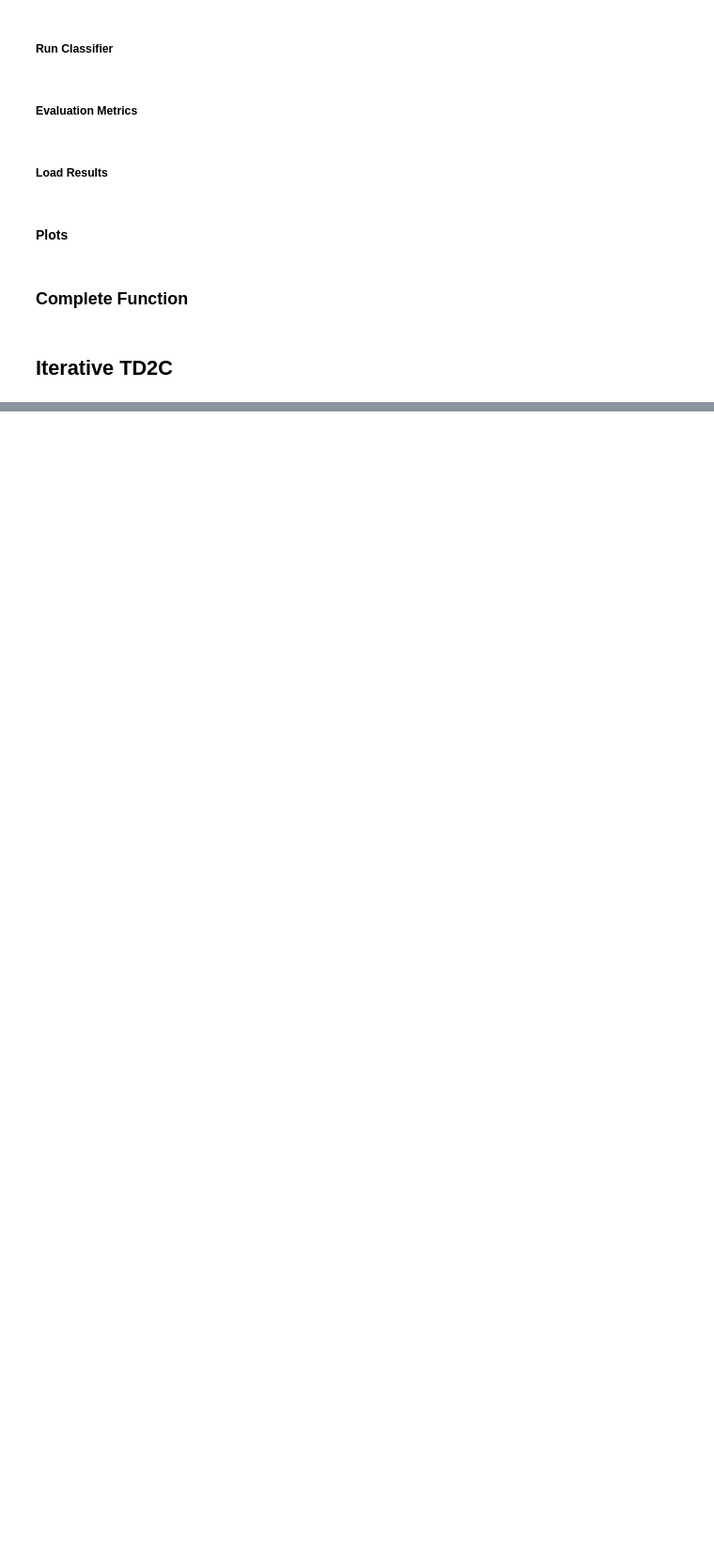
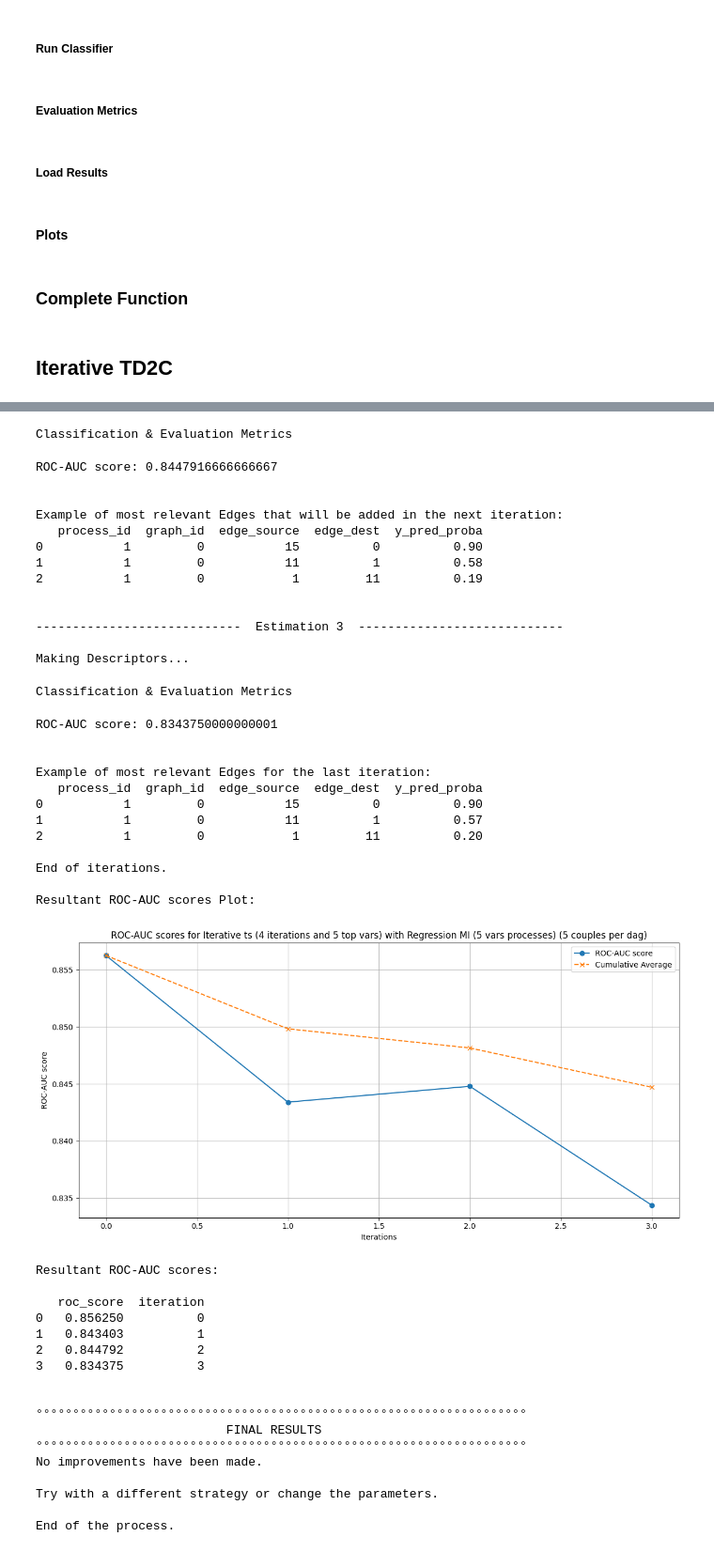
Before and after one commit to jacopoUCL/td2c, a Jupyter notebook: notebooks/contributions/td2c_extesions/IterativeTD2C copy.ipynb, the cells around one changed output, grey strips where cells are left out. Shown at 94% size. Drawn from its saved outputs; the diff is of its cells as text; code cells hidden in the pictures; blank space fills up the shorter version.

```diff
--- a/notebooks/contributions/td2c_extesions/IterativeTD2C copy.ipynb
+++ b/notebooks/contributions/td2c_extesions/IterativeTD2C copy.ipynb
@@ -1482,18 +1482,18 @@ iterative_td2c(method = 'ts', k = 5, it = 6, top_vars=3, treshold = True, tresho
 # %%
 Iter = IterativeTD2C(
     method = 'ts',
-    k = 10,
-    it = 5,
+    k = 30,
+    it = 3,
     top_vars = 4,
     treshold = False,
     treshold_value = 0.9,
-    adaptive = False,
-    adaptive_mode = 'try',
+    adaptive = True,
+    adaptive_mode = 'Adding',
     arbitrary = False,
     arbitrary_mode = 'Increasing',
-    performative = True,
+    performative = False,
     performative_mode = 'More_Less',
-    size_causal_df = 1,
+    size_causal_df = 7,
     data_folder = '/home/jpalombarini/td2c/notebooks/contributions/td2c_extesions/data/to_use/',
     descr_folder = '/home/jpalombarini/td2c/notebooks/contributions/td2c_extesions/descriptors/Regression/TD2C/try_complete_function/',
     results_folder = '/home/jpalombarini/td2c/notebooks/contributions/td2c_extesions/results/Regression/try_complete_function/',
@@ -1533,0 +1563,45 @@ Classification & Evaluation Metrics
+Classification & Evaluation Metrics
+ROC-AUC score: 0.8447916666666667
+
+
+Example of most relevant Edges that will be added in the next iteration:
+   process_id  graph_id  edge_source  edge_dest  y_pred_proba
+0           1         0           15          0          0.90
+1           1         0           11          1          0.58
+2           1         0            1         11          0.19
+
+
+----------------------------  Estimation 3  ----------------------------
+
+Making Descriptors...
+Classification & Evaluation Metrics
+ROC-AUC score: 0.8343750000000001
+
+
+Example of most relevant Edges for the last iteration:
+   process_id  graph_id  edge_source  edge_dest  y_pred_proba
+0           1         0           15          0          0.90
+1           1         0           11          1          0.57
+2           1         0            1         11          0.20
+
+End of iterations.
+
+Resultant ROC-AUC scores Plot:
+[figure, added]
+Resultant ROC-AUC scores:
+
+   roc_score  iteration
+0   0.856250          0
+1   0.843403          1
+2   0.844792          2
+3   0.834375          3
+
+
+°°°°°°°°°°°°°°°°°°°°°°°°°°°°°°°°°°°°°°°°°°°°°°°°°°°°°°°°°°°°°°°°°°°
+                          FINAL RESULTS
+°°°°°°°°°°°°°°°°°°°°°°°°°°°°°°°°°°°°°°°°°°°°°°°°°°°°°°°°°°°°°°°°°°°
+No improvements have been made.
+
+Try with a different strategy or change the parameters.
+
+End of the process.
```
Also changed, not shown: parts of 1 cell of this notebook, 1 other file.
